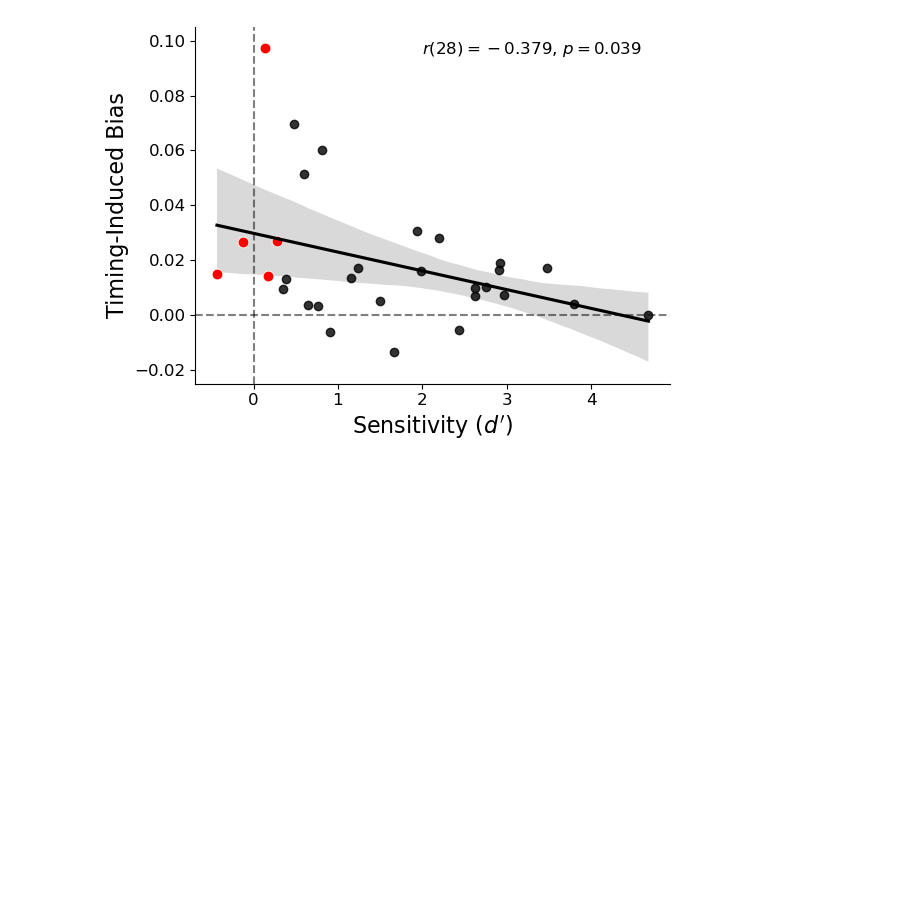
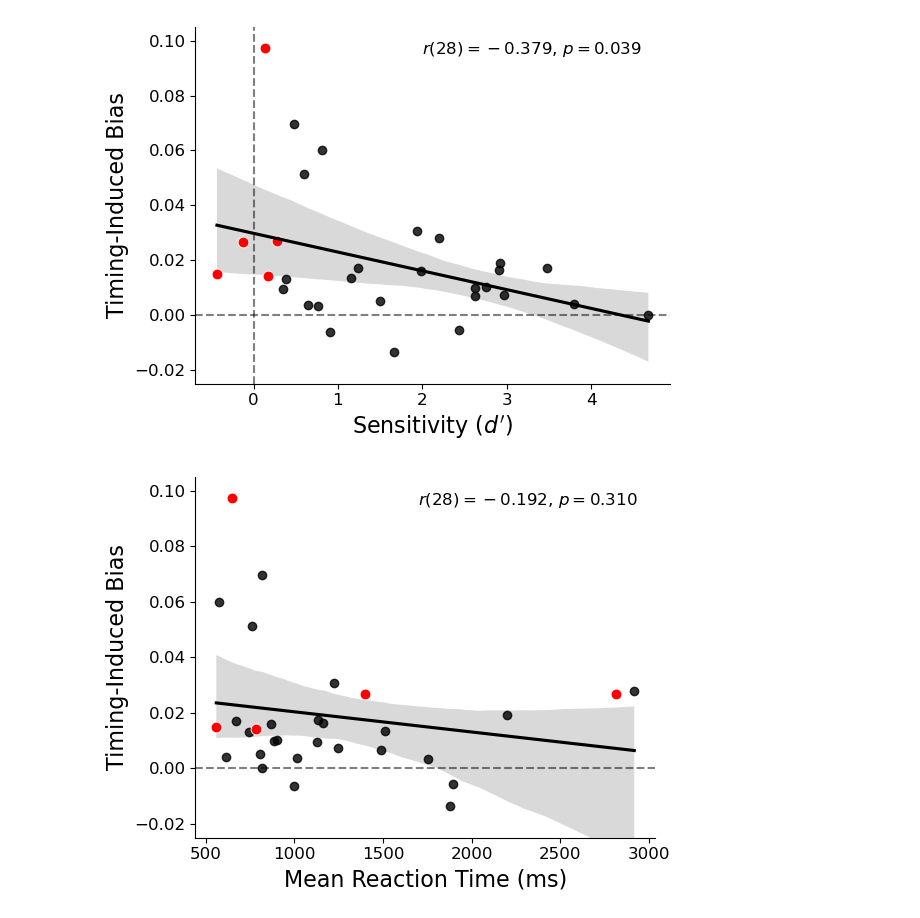
Before and after one commit to jpazdera/IllusoryPitch, a Jupyter notebook: E1/analysis/Analysis (IP).ipynb, the cells around one changed output. Cells and saved outputs as stored; diff of their text form; code cells hidden in the pictures; blank space fills up the shorter version.

Commit message:
Added RT correlation plot

```diff
--- a/E1/analysis/Analysis (IP).ipynb
+++ b/E1/analysis/Analysis (IP).ipynb
@@ -329,3 +329,19 @@ plt.savefig(FIGURE_PATH + 'correlation.svg')
 plt.savefig(FIGURE_PATH + 'correlation.pdf')
 # %% [output]
 [figure]
+# %%
+sns.regplot(x='rt', y='C_slope', data=sdata, color=text_color)
+sns.scatterplot(x='rt', y='C_slope', data=sdata[np.isin(sdata.subject, EXCLUDED)], color='r', s=60)
+plt.axhline(y=0, linestyle='--', color=text_color, alpha=.5)
+r, p = stats.pearsonr(sdata.rt, sdata.C_slope)
+plt.text(1700, .095, '$r(28)=%.03f$, $p=%.03f$' % (r, p))
+
+plt.xlabel('Mean Reaction Time (ms)')
+plt.ylabel('Timing-Induced Bias')
+plt.ylim(-.025, .105)
+plt.gcf().set_size_inches(6, 4.5)
+plt.tight_layout()
+plt.savefig(FIGURE_PATH + 'rt_correlation.svg')
+plt.savefig(FIGURE_PATH + 'rt_correlation.pdf')
+# %% [output]
+[figure, added]
```
Also changed, not shown: parts of 1 cell of this notebook, 2 other files.
